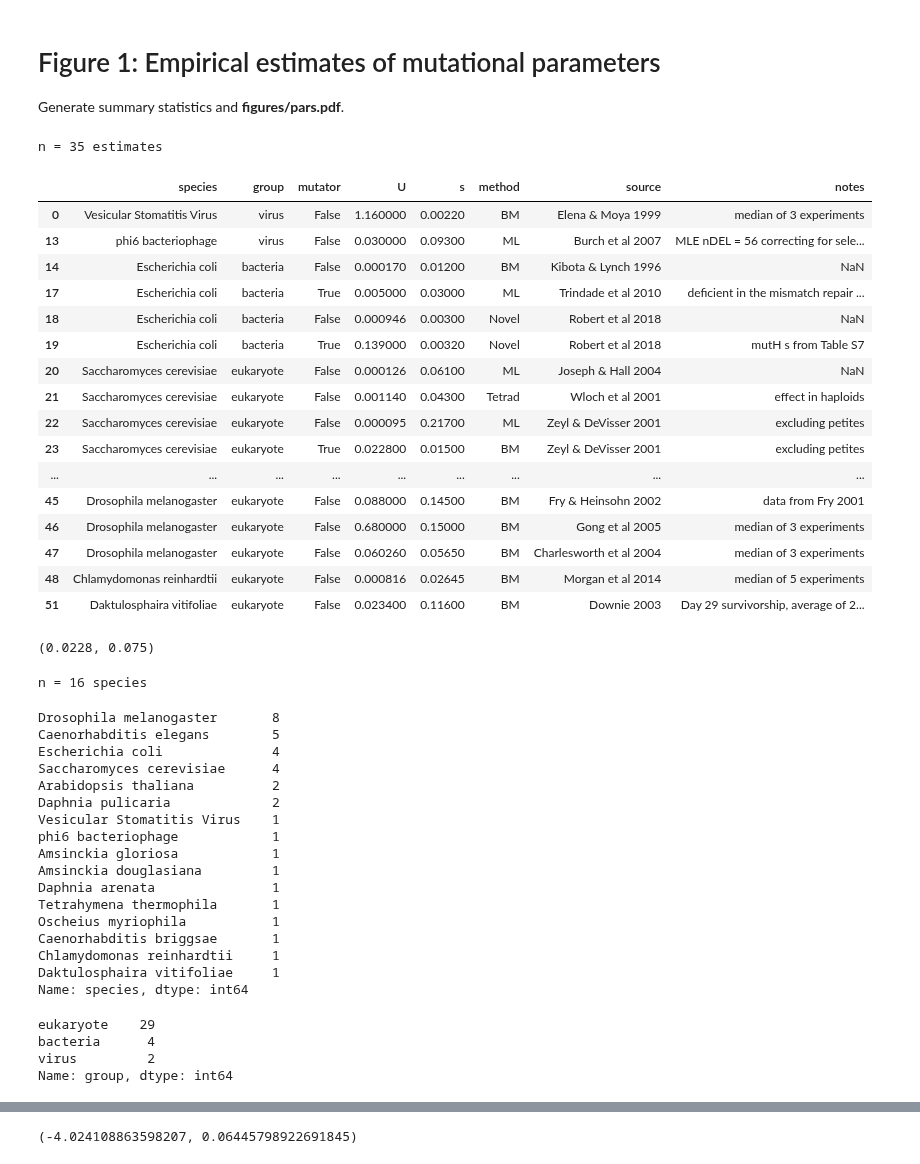
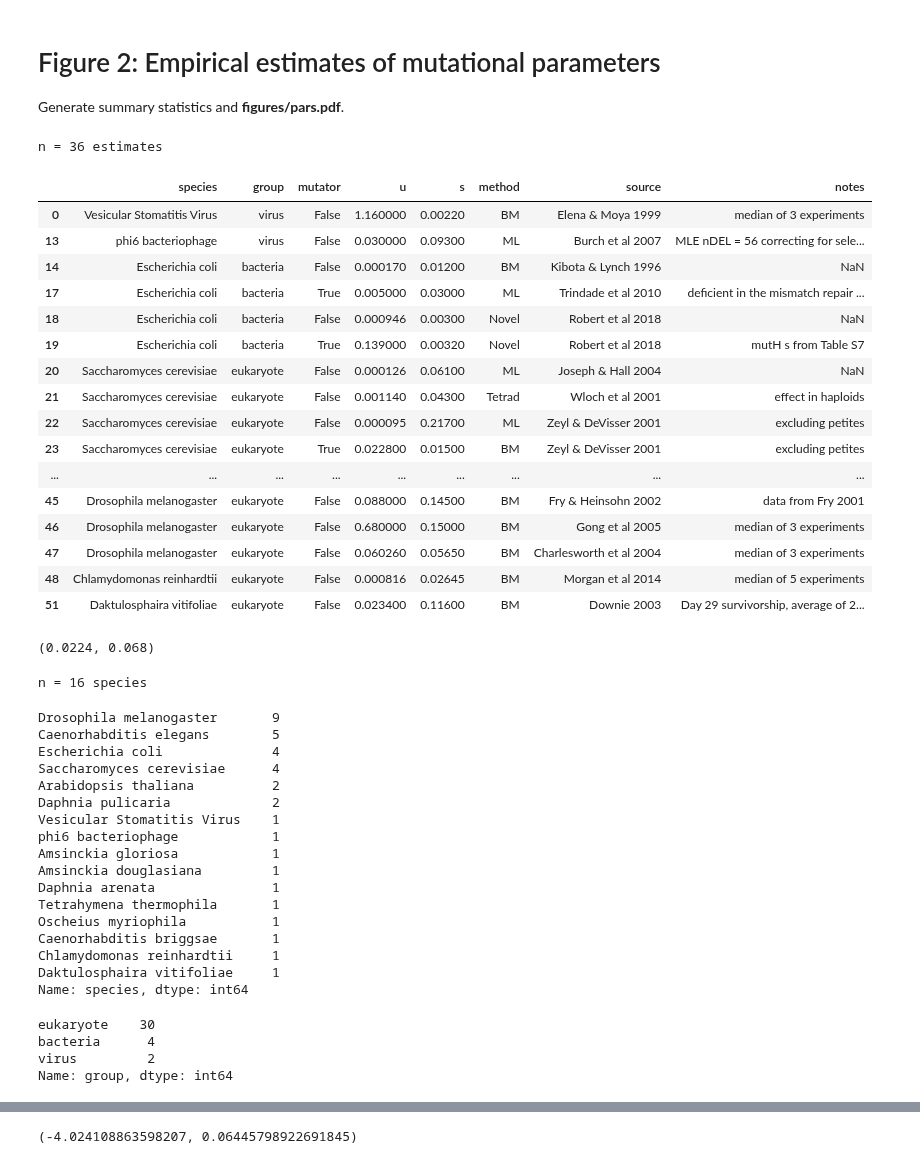
Before and after one commit to rbazev/doomed, a Jupyter notebook: python/pars.ipynb, the cells around one changed output, grey strips where cells are left out. Drawn from its saved outputs; the diff is of its cells as text; code cells hidden in the pictures.

```diff
--- a/python/pars.ipynb
+++ b/python/pars.ipynb
@@ -1,5 +1,5 @@
 # %% [markdown]
-# Figure 1: Empirical estimates of mutational parameters
+# Figure 2: Empirical estimates of mutational parameters
 
 Generate summary statistics and **figures/pars.pdf**.
 # %%
@@ -14,13 +14,13 @@ rcParams['text.latex.preamble'] = [r'\usepackage{sansmath}', r'\sansmath']
 # %%
 data = pd.read_csv('../data/pars.csv', encoding = "ISO-8859-1")
 data.loc[data['hom'],'s'] = data['s'] / 2
 del data['hom']
-data = data[pd.notna(data['U'])]
+data = data[pd.notna(data['u'])]
 print('n =', len(data), 'estimates')
 data
 # %% [output]
-n = 35 estimates
+n = 36 estimates
-|  | species | group | mutator | U | s | method | source | notes |
+|  | species | group | mutator | u | s | method | source | notes |
 | 0 | Vesicular Stomatitis Virus | virus | False | 1.160000 | 0.00220 | BM | Elena & Moya 1999 | median of 3 experiments |
 | 13 | phi6 bacteriophage | virus | False | 0.030000 | 0.09300 | ML | Burch et al 2007 | MLE nDEL = 56 correcting for sele... |
 | 14 | Escherichia coli | bacteria | False | 0.000170 | 0.01200 | BM | Kibota & Lynch 1996 | NaN |
@@ -38,16 +38,16 @@ n = 35 estimates
 | 48 | Chlamydomonas reinhardtii | eukaryote | False | 0.000816 | 0.02645 | BM | Morgan et al 2014 | median of 5 experiments |
 | 51 | Daktulosphaira vitifoliae | eukaryote | False | 0.023400 | 0.11600 | BM | Downie 2003 | Day 29 survivorship, average of 2... |
 # %%
-data['U'].median(), data['s'].median(),
+data['u'].median(), data['s'].median(),
 # %% [output]
-(0.0228, 0.075)
+(0.0224, 0.068)
 # %%
 spp = data['species'].value_counts()
 print('n =', len(spp), 'species')
 spp
 # %% [output]
 n = 16 species
-Drosophila melanogaster       8
+Drosophila melanogaster       9
 Caenorhabditis elegans        5
 Escherichia coli              4
 Saccharomyces cerevisiae      4
@@ -68,7 +68,7 @@ Name: species, dtype: int64
 grp = data['group'].value_counts()
 grp
 # %% [output]
-eukaryote    29
+eukaryote    30
 bacteria      4
 virus         2
 Name: group, dtype: int64
```
Also changed, not shown: parts of 4 cells of this notebook, 1 other file.
